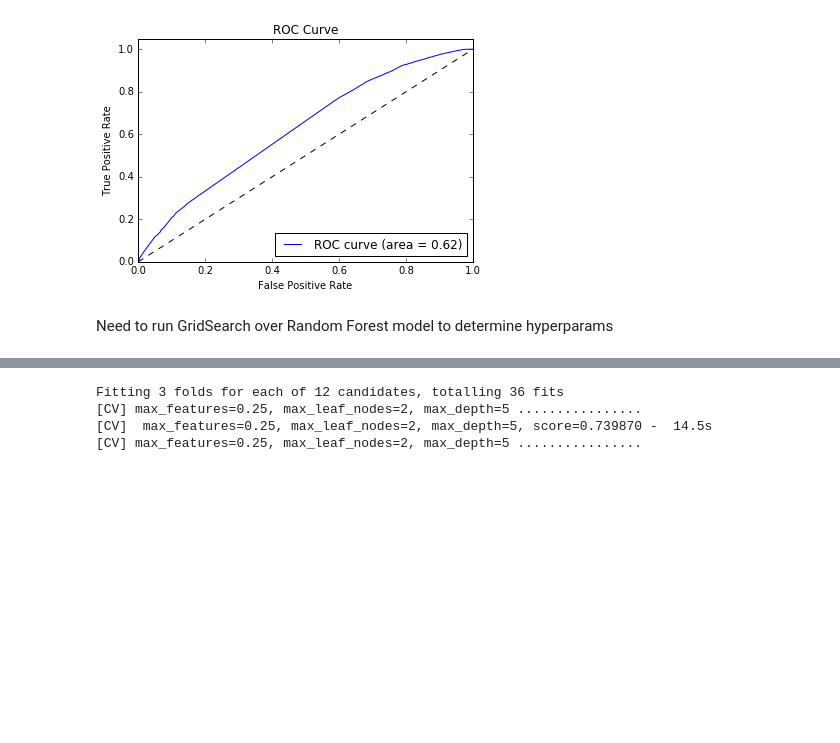
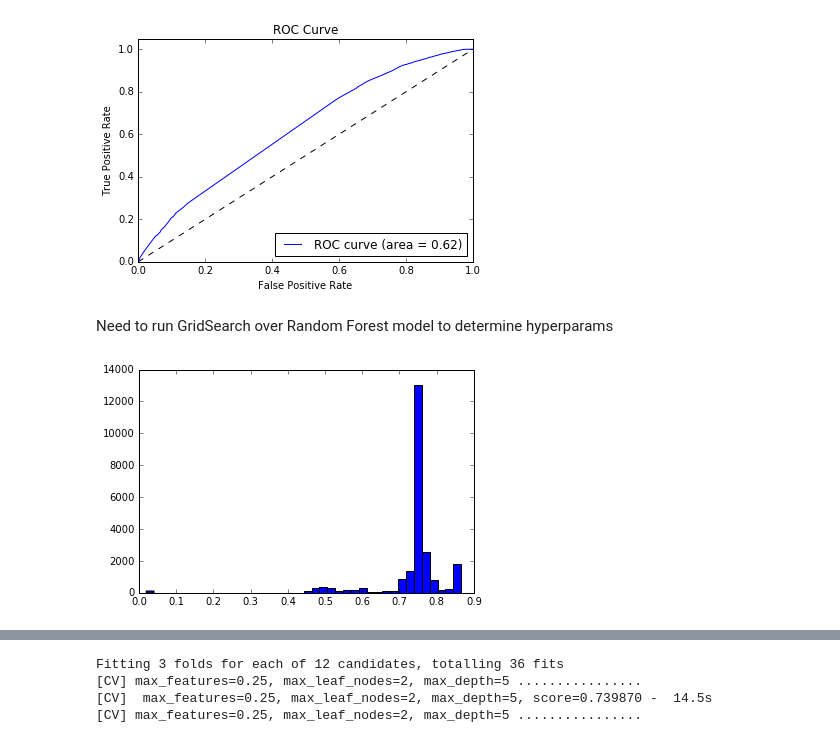
Before and after one commit to jillianhade/capstone_project, a Jupyter notebook: simpson_csv_preprocessing.ipynb, the cells around one changed output, grey strips where cells are left out. Saved outputs shown, nothing was run; the diff lists cells and outputs as text; code cells hidden in the pictures; blank space fills up the shorter version.

Commit message:
added tuned predictions

```diff
--- a/simpson_csv_preprocessing.ipynb
+++ b/simpson_csv_preprocessing.ipynb
@@ -217,3 +265,9 @@ ROC AUC: 0.62
 [figure]
 # %% [markdown]
 Need to run GridSearch over Random Forest model to determine hyperparams
+# %%
+predict = rf.predict_proba(x_test)
+# %%
+plt.hist(predict[:,1], bins=40);
+# %% [output]
+[figure, added]
```
Also changed, not shown: parts of 8 cells of this notebook.
